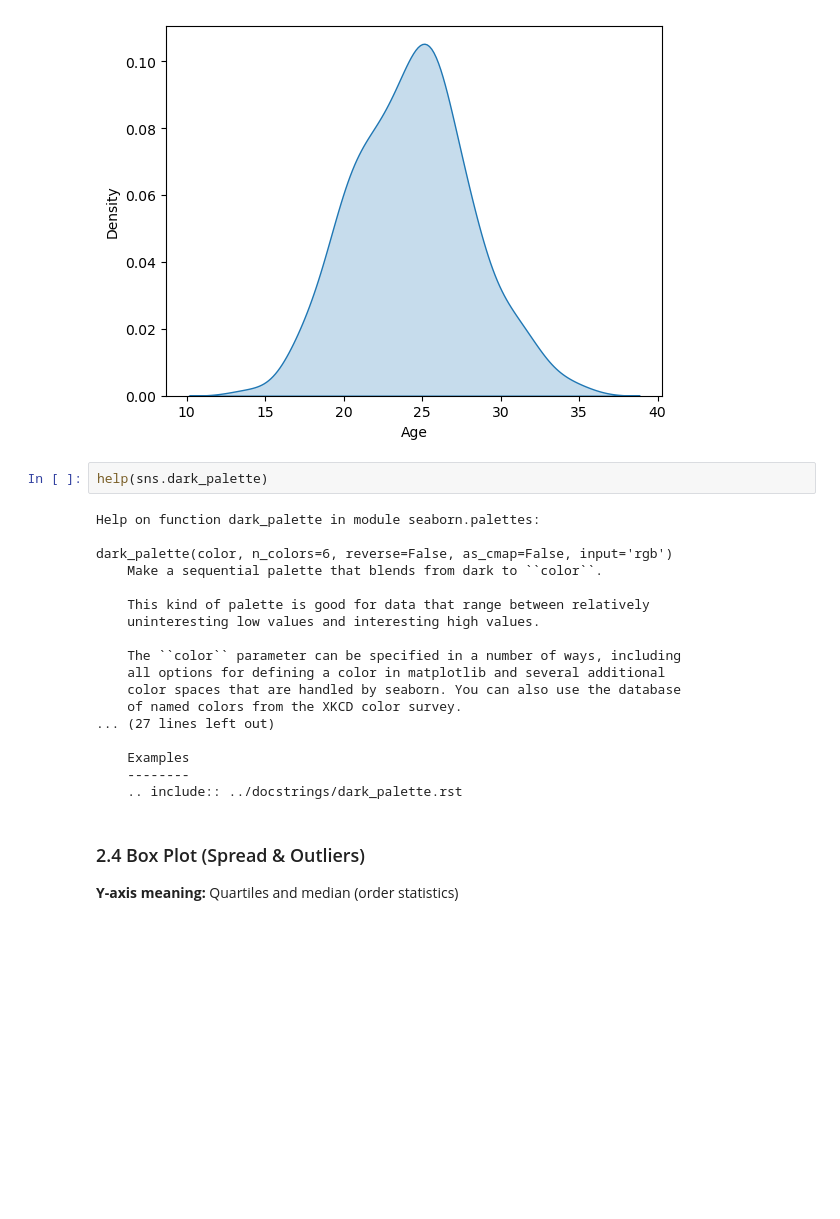
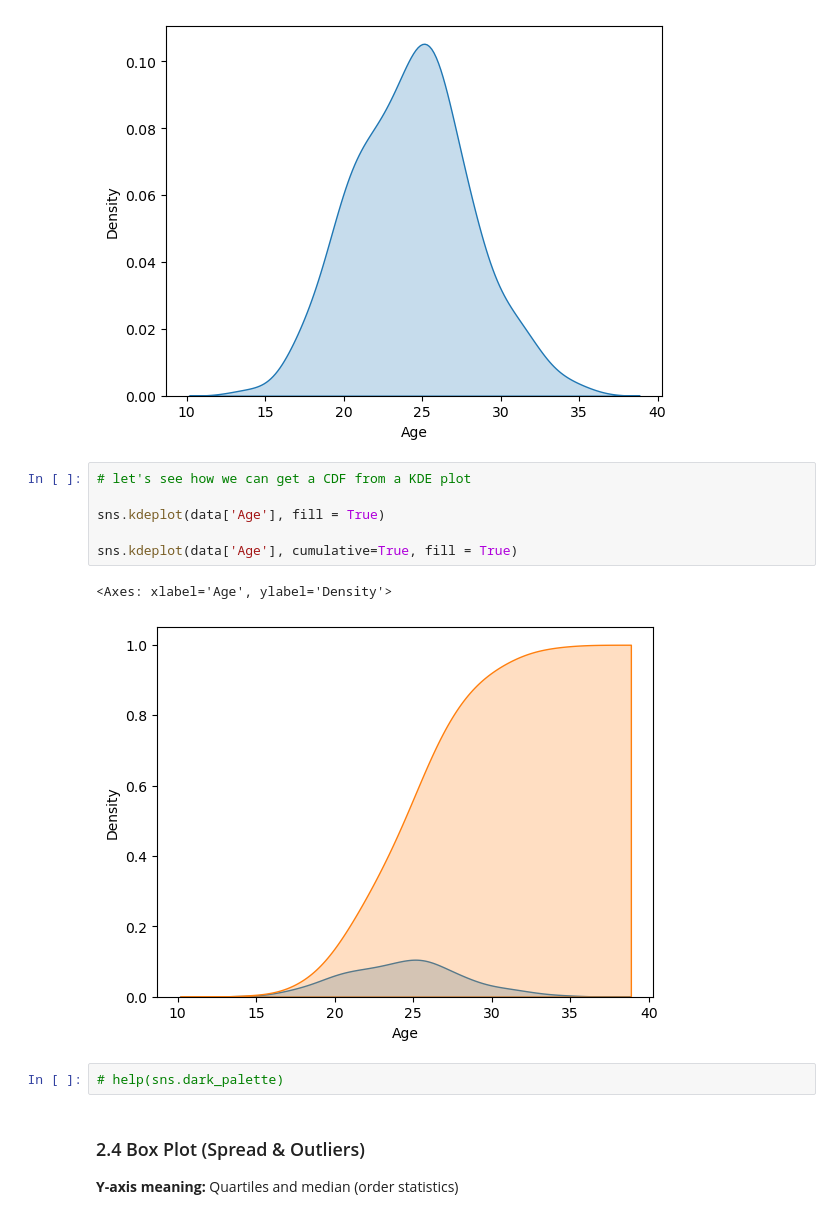
Before and after one commit to Shrikantlala24/Machine-learning, a Jupyter notebook: Univariate_Analysis_Full_Notebook.ipynb, the cells around one changed output. Saved outputs shown, nothing was run; the diff lists cells and outputs as text; blank space fills up the shorter version.

```diff
--- a/Univariate_Analysis_Full_Notebook.ipynb
+++ b/Univariate_Analysis_Full_Notebook.ipynb
@@ -130,26 +130,17 @@ sns.kdeplot(data['Age'], fill = True)
 # %% [output]
 <Axes: xlabel='Age', ylabel='Density'>
 [figure]
+# %%
+# let's see how we can get a CDF from a KDE plot
+
+sns.kdeplot(data['Age'], fill = True)
+
+sns.kdeplot(data['Age'], cumulative=True, fill = True)
+# %% [output]
+<Axes: xlabel='Age', ylabel='Density'>
+[figure, added]
 # %%
-help(sns.dark_palette)
+# help(sns.dark_palette)
-# %% [output]
-Help on function dark_palette in module seaborn.palettes:
-
-dark_palette(color, n_colors=6, reverse=False, as_cmap=False, input='rgb')
-    Make a sequential palette that blends from dark to ``color``.
-
-    This kind of palette is good for data that range between relatively
-    uninteresting low values and interesting high values.
-
-    The ``color`` parameter can be specified in a number of ways, including
-    all options for defining a color in matplotlib and several additional
-    color spaces that are handled by seaborn. You can also use the database
-    of named colors from the XKCD color survey.
-... (27 lines left out)
-
-    Examples
-    --------
-    .. include:: ../docstrings/dark_palette.rst
 # %% [markdown]
 
 ### 2.4 Box Plot (Spread & Outliers)
```
